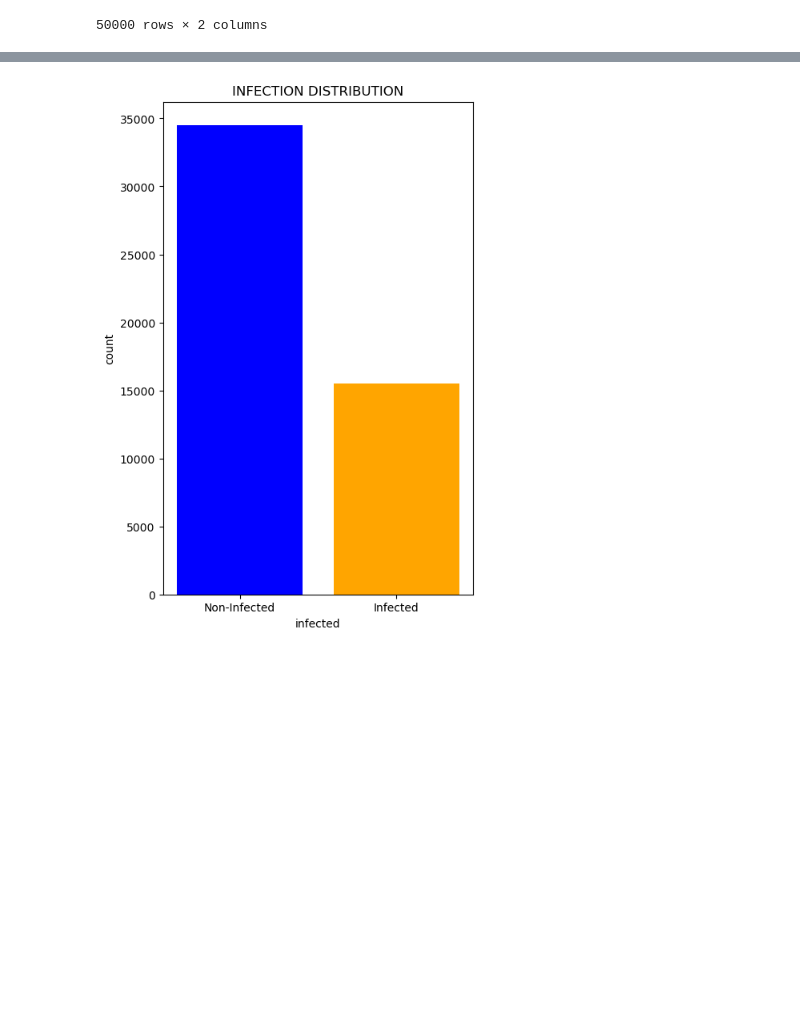
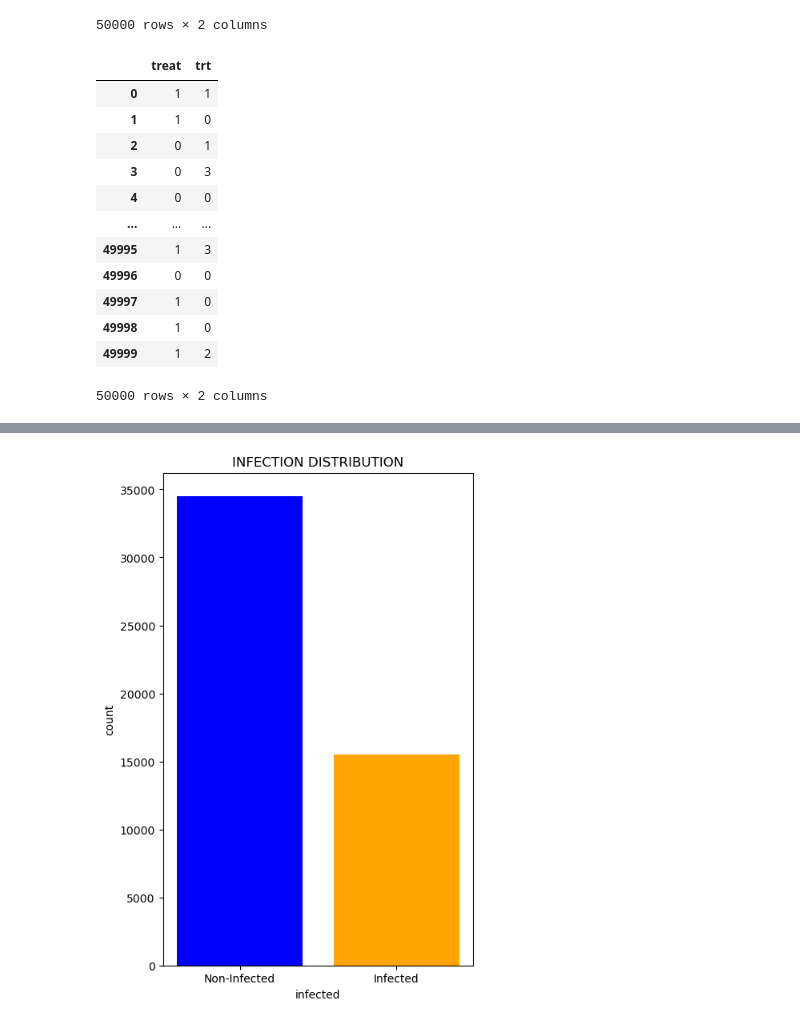
Before and after one commit to PriscillaJoan/HIV-AIDS-prediction, a Jupyter notebook: final_workbook.ipynb, the cells around one changed output, grey strips where cells are left out. Saved outputs shown, nothing was run; the diff lists cells and outputs as text; code cells hidden in the pictures; blank space fills up the shorter version.

```diff
--- a/final_workbook.ipynb
+++ b/final_workbook.ipynb
@@ -351,3 +314,28 @@ strat_preanti
 | 49998 | 1 | 0 |
 | 49999 | 3 | 1346 |
 50000 rows × 2 columns
+# %%
+"""There also appears to be inconsistencies in the trt and treat column.
+
+The trt column represents the types of treatment the patient recieved where 0 = ZDV only, 1 = ZDV + ddI, 2 = ZDV + Zal and 3 = ddI.
+
+The treat column indicates whether the patient recieved ZDV only or a combination of ZDV and another drug where 0 represents ZDV only and 1
+represents a combination of ZDV and another drug.
+
+Therefore if treat is 0, then trt should also be 0 because this means that the patient was only exposed to ZDV """
+
+df[['treat','trt']]
+# %% [output]
+|  | treat | trt |
+| 0 | 1 | 1 |
+| 1 | 1 | 0 |
+| 2 | 0 | 1 |
+| 3 | 0 | 3 |
+| 4 | 0 | 0 |
+| ... | ... | ... |
+| 49995 | 1 | 3 |
+| 49996 | 0 | 0 |
+| 49997 | 1 | 0 |
+| 49998 | 1 | 0 |
+| 49999 | 1 | 2 |
+50000 rows × 2 columns
```
Also changed, not shown: parts of 15 cells of this notebook.
